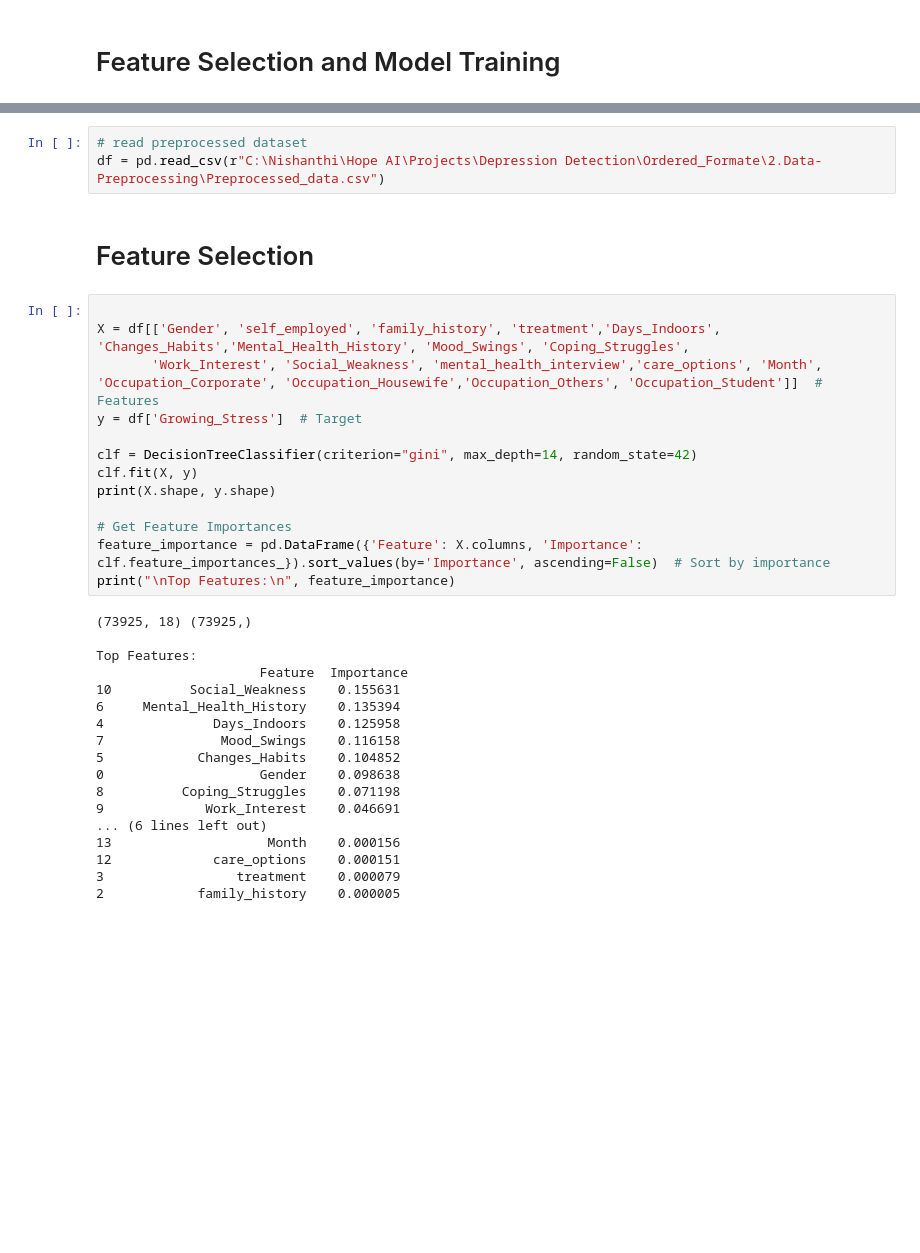
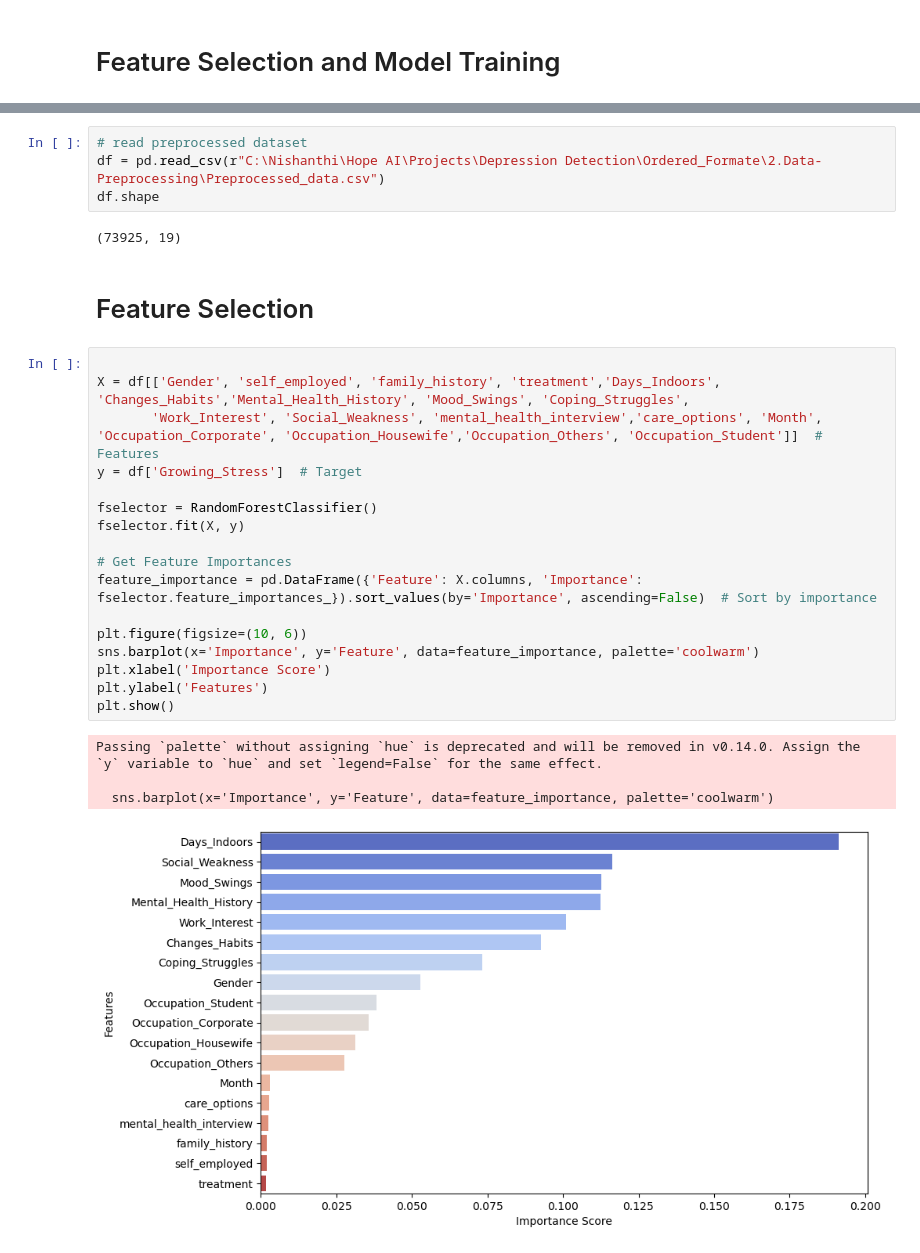
Before and after one commit to nishanthi-ds/Depression-Detection, a Jupyter notebook: 4.Feature Selection & Model creation/FS_Model.ipynb, the cells around one changed output, grey strips where cells are left out. Cells and saved outputs as stored; diff of their text form; blank space fills up the shorter version.

```diff
--- a/4.Feature Selection & Model creation/FS_Model.ipynb
+++ b/4.Feature Selection & Model creation/FS_Model.ipynb
@@ -13,36 +19,30 @@ from sklearn.metrics import classification_report
 # %%
 # read preprocessed dataset
 df = pd.read_csv(r"C:\Nishanthi\Hope AI\Projects\Depression Detection\Ordered_Formate\2.Data- Preprocessing\Preprocessed_data.csv")
+df.shape
+# %% [output]
+(73925, 19)
 # %% [markdown]
 # Feature Selection
 # %%
 
 X = df[['Gender', 'self_employed', 'family_history', 'treatment','Days_Indoors', 'Changes_Habits','Mental_Health_History', 'Mood_Swings', 'Coping_Struggles',
        'Work_Interest', 'Social_Weakness', 'mental_health_interview','care_options', 'Month', 'Occupation_Corporate', 'Occupation_Housewife','Occupation_Others', 'Occupation_Student']]  # Features
 y = df['Growing_Stress']  # Target
 
-clf = DecisionTreeClassifier(criterion="gini", max_depth=14, random_state=42)
-clf.fit(X, y)
-print(X.shape, y.shape)
+fselector = RandomForestClassifier()
+fselector.fit(X, y)
 
 # Get Feature Importances
-feature_importance = pd.DataFrame({'Feature': X.columns, 'Importance': clf.feature_importances_}).sort_values(by='Importance', ascending=False)  # Sort by importance
-print("\nTop Features:\n", feature_importance)
+feature_importance = pd.DataFrame({'Feature': X.columns, 'Importance': fselector.feature_importances_}).sort_values(by='Importance', ascending=False)  # Sort by importance
+
+plt.figure(figsize=(10, 6))
+sns.barplot(x='Importance', y='Feature', data=feature_importance, palette='coolwarm')
+plt.xlabel('Importance Score')
+plt.ylabel('Features')
+plt.show()
 # %% [output]
-(73925, 18) (73925,)
+Passing `palette` without assigning `hue` is deprecated and will be removed in v0.14.0. Assign the `y` variable to `hue` and set `legend=False` for the same effect.
 
-Top Features:
-                     Feature  Importance
-10          Social_Weakness    0.155631
-6     Mental_Health_History    0.135394
-4              Days_Indoors    0.125958
-7               Mood_Swings    0.116158
-5            Changes_Habits    0.104852
-0                    Gender    0.098638
-8          Coping_Struggles    0.071198
-9             Work_Interest    0.046691
-... (6 lines left out)
-13                    Month    0.000156
-12             care_options    0.000151
-3                 treatment    0.000079
-2            family_history    0.000005
+  sns.barplot(x='Importance', y='Feature', data=feature_importance, palette='coolwarm')
+[figure, added]
```
Also changed, not shown: parts of 25 cells of this notebook.
